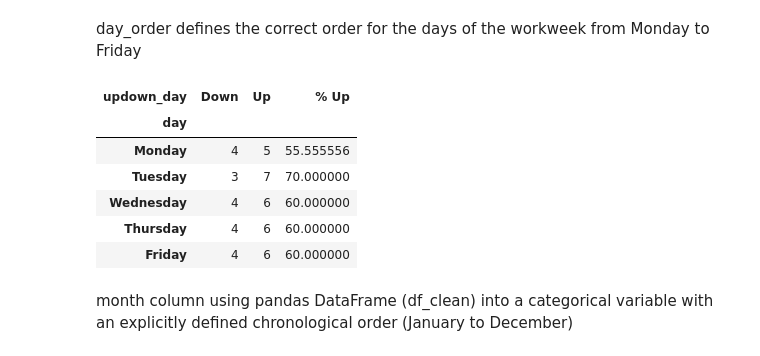
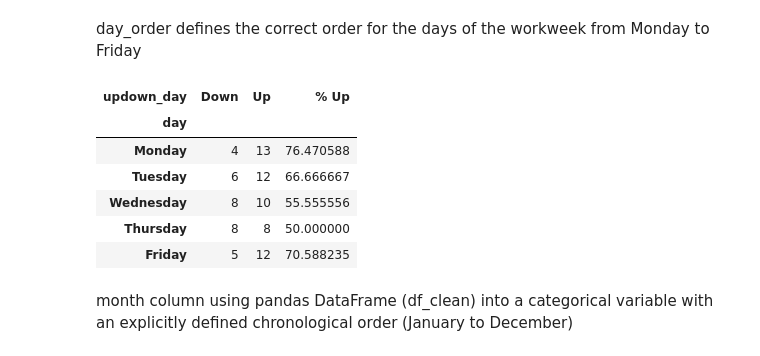
Before and after one commit to rindelicato/Nasdaq-Technical-Analysis-Trends, a Jupyter notebook: Stocks_Prices_backup_10092024.ipynb, the cells around one changed output. Drawn from its saved outputs; the diff is of its cells as text; code cells hidden in the pictures.

```diff
--- a/Stocks_Prices_backup_10092024.ipynb
+++ b/Stocks_Prices_backup_10092024.ipynb
@@ -18,9 +19,12 @@ import warnings
 # %%
 # Nasadq composite ticker symbol ^IXIC
 ticker = '^IXIC'
+start_date = '2024-01-01'
+date = datetime.now() + timedelta(days=1)
+end_date = date.strftime('%Y-%m-%d')
 
 # Fetch data for a ticker
-df = yf.download(ticker, start='2024-08-01', end='2024-10-10', progress=False)
+df = yf.download(ticker, start=start_date, end=end_date, progress=False)
 df_intra = yf.download(ticker, start='2024-08-01', end='2024-10-10', interval='60m', progress=False)
 # %%
 df.reset_index(inplace=True)
@@ -263,22 +267,30 @@ day_order = ['Monday', 'Tuesday', 'Wednesday', 'Thursday', 'Friday']
 
 # Convert 'day' column to a categorical variable with the specified order
 df_clean['day'] = pd.Categorical(df_clean['day'], categories=day_order, ordered=True)
+# %%
+df_clean['date'] = pd.to_datetime(df_clean['date'])
+
+df_clean.set_index('date', inplace=True)
+
+date_filter_start = '2024-07-01'
+
+date_filter = df_clean[date_filter_start:end_date]
 # %%
 # create a pivote table and assign it to a new dataframe df_pvtDay
-df_pvtDay = pd.pivot_table(df_clean, index='day', columns='updown_day', aggfunc='size', fill_value=0)
+df_pvtDay = pd.pivot_table(date_filter, index='day', columns='updown_day', aggfunc='size', fill_value=0)
 
 # Calculate the total sales for each city and add it as a new column
 df_pvtDay['% Up'] = (df_pvtDay['Up'] / df_pvtDay.sum(axis=1)) * 100
 
 df_pvtDay.head()
 # %% [output]
 | updown_day | Down | Up | % Up |
 | day |  |  |  |
-| Monday | 4 | 5 | 55.555556 |
-| Tuesday | 3 | 7 | 70.000000 |
-| Wednesday | 4 | 6 | 60.000000 |
-| Thursday | 4 | 6 | 60.000000 |
-| Friday | 4 | 6 | 60.000000 |
+| Monday | 4 | 13 | 76.470588 |
+| Tuesday | 6 | 12 | 66.666667 |
+| Wednesday | 8 | 10 | 55.555556 |
+| Thursday | 8 | 8 | 50.000000 |
+| Friday | 5 | 12 | 70.588235 |
 # %% [markdown]
 month column using pandas DataFrame (df_clean) into a categorical variable with an explicitly defined chronological order (January to December)
 # %%
```
Also changed, not shown: parts of 20 cells of this notebook, 1 other file.
